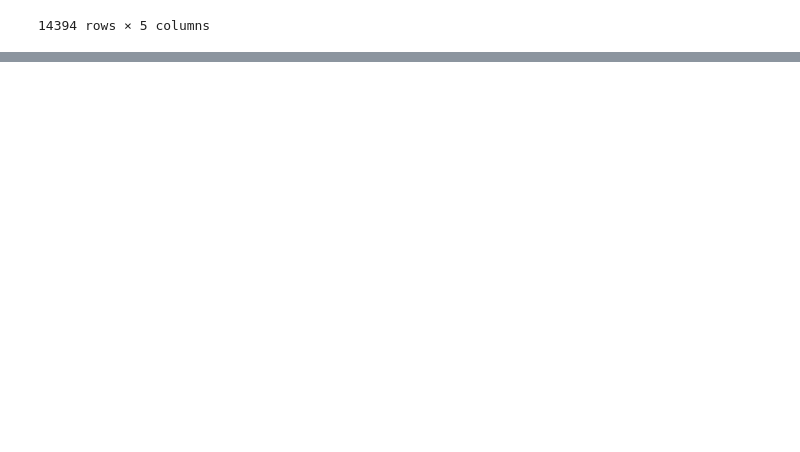
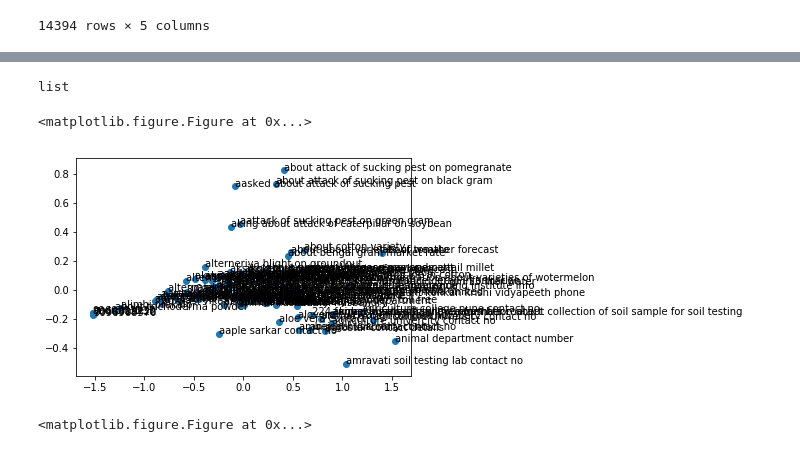
Before and after one commit to AgriChatbot/agriChatbot, a Jupyter notebook: MH-2017/word2vec_model.ipynb, the cells around one changed output, grey strips where cells are left out. Drawn from its saved outputs; the diff is of its cells as text; code cells hidden in the pictures; blank space fills up the shorter version.

```diff
--- a/MH-2017/word2vec_model.ipynb
+++ b/MH-2017/word2vec_model.ipynb
@@ -217,0 +223,2 @@ pd.read_csv('all_files.csv')
+# %%
+word2vec_value = np.load('word2vec_value.npy')
@@ -217,0 +253,19 @@ pd.read_csv('all_files.csv')
+# %%
+import numpy as np
+import matplotlib.pyplot as plt
+from sklearn.decomposition import PCA
+
+pca = PCA(n_components = 2)
+reduced = pca.fit_transform(word2vec_value)
+
+t = reduced.transpose()
+
+# plt.figure(figsize=(20, 20))
+# plt.subplots(t[0], t[1])
+# plt.show()
+# %%
+fig, ax = plt.subplots()
+ax.scatter(t[0], t[1])
+
+for i, txt in enumerate(yu):
+    ax.annotate(txt, (t[0], t[1]))
@@ -217,0 +277,21 @@ pd.read_csv('all_files.csv')
+# %%
+yu= list(maharashtra['Query'])
+type(yu)
+# %% [output]
+list
+# %%
+y = [2.56422, 3.77284, 3.52623, 3.51468, 3.02199]
+z = [0.15, 0.3, 0.45, 0.6, 0.75]
+n = ['what is the']
+
+plt.figure(figsize=(20, 20))
+fig, ax = plt.subplots()
+plt.figure(figsize=(20, 20))
+ax.scatter(t[0], t[1])
+
+for i, txt in enumerate(yu):
+    ax.annotate(txt, (t[0][i], t[1][i]))
+# %% [output]
+<matplotlib.figure.Figure at 0x...>
+[figure, added]
+<matplotlib.figure.Figure at 0x...>
```
Also changed, not shown: parts of 11 cells of this notebook, 7 other files.
